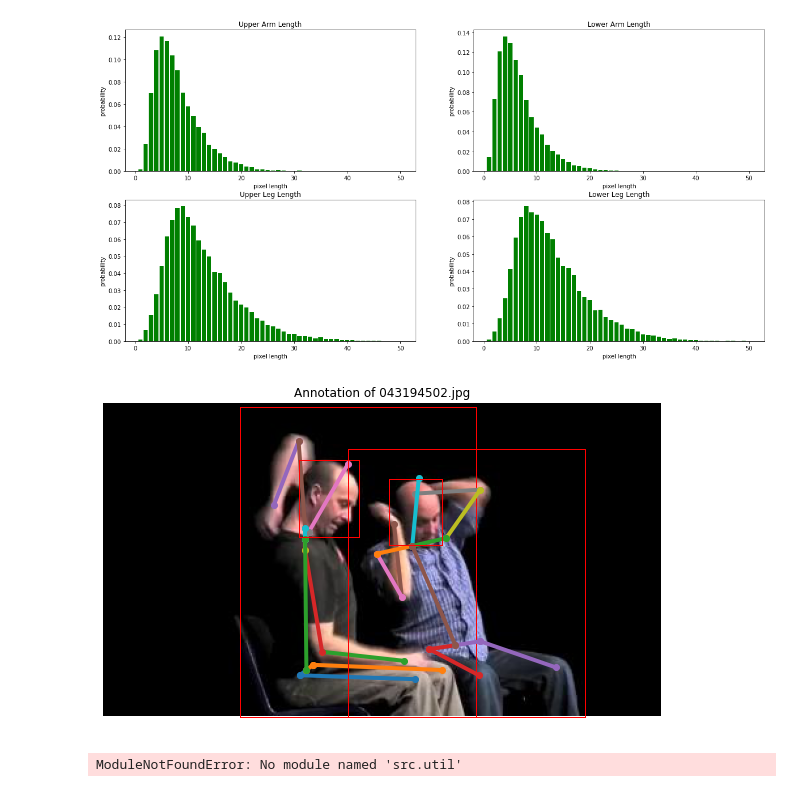
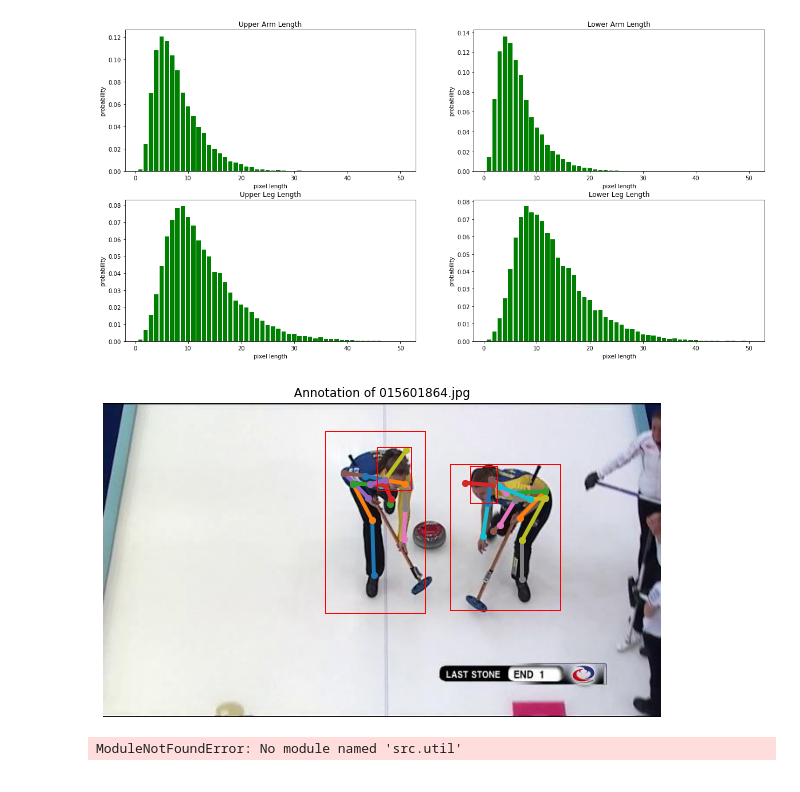
Before and after one commit to antduru/PoseDetection, a Jupyter notebook: graph_producer.ipynb, the cells around one changed output. Saved outputs shown, nothing was run; the diff lists cells and outputs as text; code cells hidden in the pictures.

```diff
--- a/graph_producer.ipynb
+++ b/graph_producer.ipynb
@@ -130,35 +130,35 @@ def present_body_parts(image_array, image_object, joint_dict, title, draw_head=T
             plot_line(joint_map['l_hip'], joint_map['pelvis'])
             plot_line(joint_map['thorax'], joint_map['pelvis'])
 
 #         if not 'head_coordinates' in person: continue
 
         person_head = person['head_coordinates']
         x1 = person_head['x1']
         y1 = person_head['y1']
         x2 = person_head['x2']
         y2 = person_head['y2']
 
         if draw_head:
             plot_rect(x1, y1, x2, y2) # draw head
 
         if draw_bbox:
             draw_person_rect(joint_list, person_head, image_object['image_shape']) # draw body
 
 
     plt.show()
 
 def show_image(image_object, images_path):
     image_name = image_object['image_name']
     image_array = np.array(Image.open(os.path.join(images_path, image_name)))
 
     present_body_parts(image_array, image_object, joint_dict, f'Annotation of {image_name}',\
                       draw_head=True, draw_bbox=True, draw_pose=True)
 
 #     print(json.dumps(image_object, indent=1))
 
-show_image(json_list[10], images_path)
+show_image(json_list[0], images_path)
 # %% [output]
-[figure, old version]
+[figure, new version]
 # %%
 from src.util import iou
 # %% [output]
```
Also changed, not shown: 6 other files.
